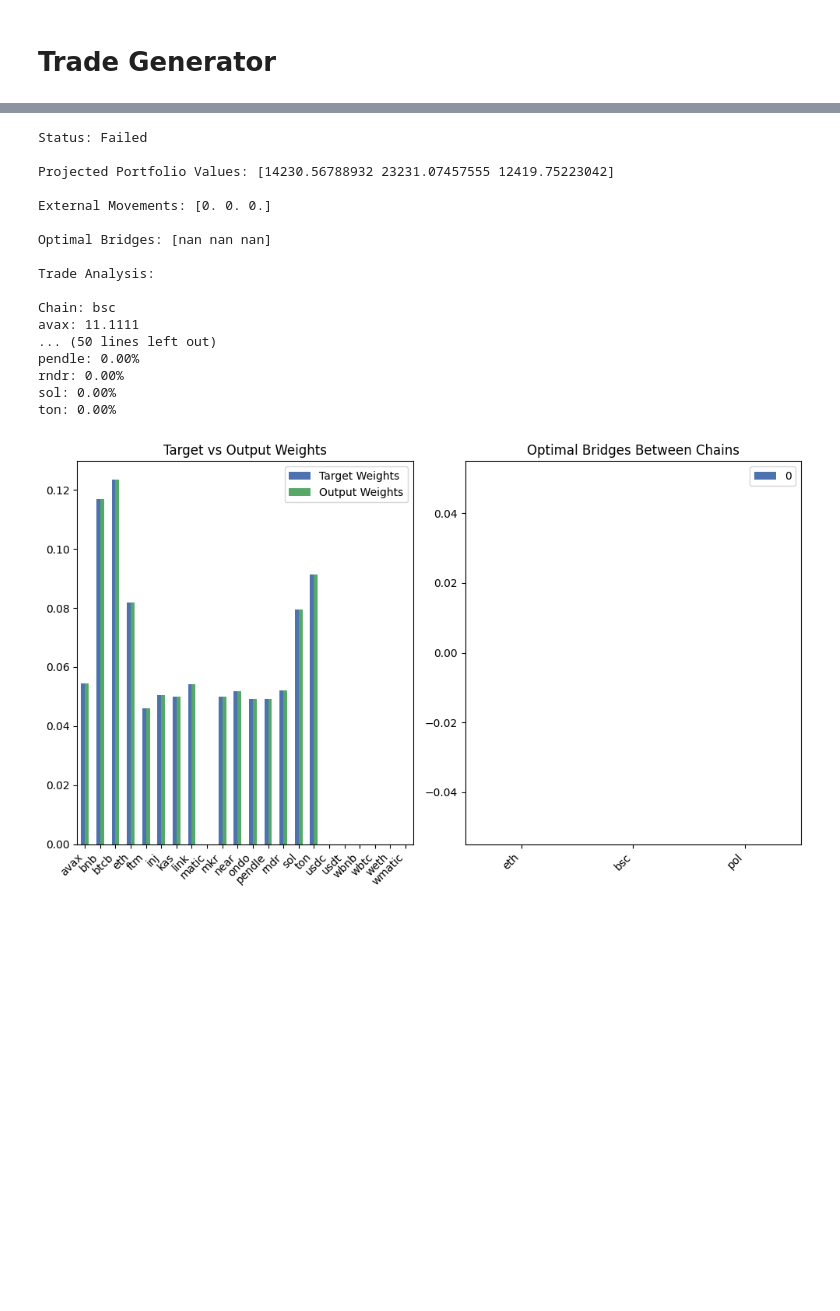
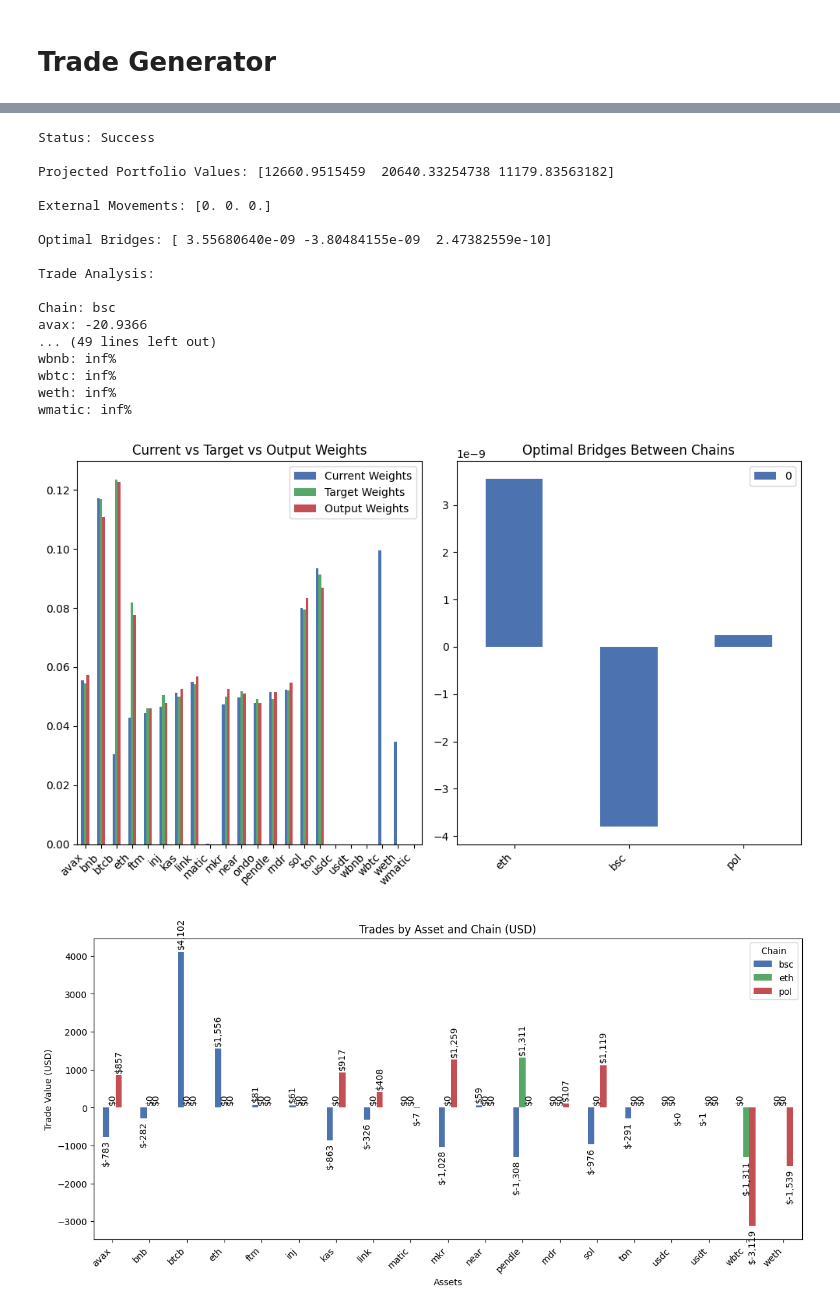
Before and after one commit to arguiot/portfolio, a Jupyter notebook: trade_generator.ipynb, the cells around one changed output, grey strips where cells are left out. Saved outputs shown, nothing was run; the diff lists cells and outputs as text; code cells hidden in the pictures; blank space fills up the shorter version.

Commit message:
cross chain trade gen

```diff
--- a/trade_generator.ipynb
+++ b/trade_generator.ipynb
@@ -12,7 +12,7 @@ import seaborn as sns
 
 def read_debug_json(strategy="alpha"):
     # Read the debug.json file
-    with open("/Users/arguiot/Downloads/response_1736188262337.json", "r") as f:
+    with open("/Users/arguiot/Downloads/response_1736458024813.json", "r") as f:
         data = json.load(f)
 
     # Get the debug data for the specified strategy
@@ -37,7 +37,8 @@ def read_debug_json(strategy="alpha"):
         "beta_in": inputs["beta_in"],
         "beta_out": inputs["beta_out"],
         "asset_list": asset_list,
-        "chain_list": chain_list
+        "chain_list": chain_list,
+        "prices": debug_data["prices"],
     }
 
     return inputs, data["generated_trades"][strategy]
@@ -109,6 +115,7 @@ fig, (ax1, ax2) = plt.subplots(1, 2, figsize=(10, 6))
 # Plot 1: Compare target weights vs output weights
 weights_df = pd.DataFrame(
     {
+        "Current Weights": np.sum(inputs["wealth_value"], axis=0) / np.sum(inputs["wealth_value"]),
         "Target Weights": inputs["target_weights"],
         "Output Weights": output_weights,
     },
@@ -116,7 +123,7 @@ weights_df = pd.DataFrame(
 )
 
 weights_df.plot(kind="bar", ax=ax1)
-ax1.set_title("Target vs Output Weights")
+ax1.set_title("Current vs Target vs Output Weights")
 ax1.set_xticklabels(ax1.get_xticklabels(), rotation=45, ha="right")
 
 # Plot 2: Optimal bridges between chains
@@ -130,41 +137,82 @@ plt.tight_layout()
 # Print detailed analysis
 print("\nStatus:", "Success" if status else "Failed")
 print("\nProjected Portfolio Values:", inputs["projected_portfolio_values"])
 print("\nExternal Movements:", inputs["external_movements"])
 print("\nOptimal Bridges:", optimal_bridges)
 
 # Compare generated trades with optimal wealth value
 print("\nTrade Analysis:")
 for chain in trades:
     print(f"\nChain: {chain}")
     for asset, details in trades[chain].items():
-        size = float(details["size"])
+        size = float(details["size"]) if details["size"] else 0
         print(f"{asset}: {size:.4f}")
 
 # Calculate and display relative deviations
 relative_dev = (
     np.abs(output_weights - inputs["target_weights"]) / inputs["target_weights"]
 )
 print("\nRelative Deviations:")
 for asset, dev in zip(inputs["asset_list"], relative_dev):
     if not np.isnan(dev):
         print(f"{asset}: {dev:.2%}")
+
+# Create visualization of trades in USD
+trades_usd = {}
+for chain in trades:
+    trades_usd[chain] = {}
+    for asset, details in trades[chain].items():
+        size = float(details["size"]) if details["size"] else 0
+        # Get price for this asset
+        asset_idx = inputs["asset_list"].index(asset)
+        price = float(inputs["prices"][asset_idx])
+        trades_usd[chain][asset] = size * price
+
+# Create a DataFrame for visualization
+trades_data = []
+for chain in trades_usd:
+    for asset, value in trades_usd[chain].items():
+        trades_data.append({
+            'Chain': chain,
+            'Asset': asset,
+            'USD Value': value
+        })
+trades_df = pd.DataFrame(trades_data)
+
+# Create a new figure for trades visualization
+plt.figure(figsize=(12, 6))
+ax3 = plt.gca()
+
+# Plot trades as a grouped bar chart
+trades_pivot = trades_df.pivot(index='Asset', columns='Chain', values='USD Value')
+trades_pivot.plot(kind='bar', ax=ax3)
+ax3.set_title('Trades by Asset and Chain (USD)')
+ax3.set_xlabel('Assets')
+ax3.set_ylabel('Trade Value (USD)')
+ax3.set_xticklabels(ax3.get_xticklabels(), rotation=45, ha='right')
+
+# Add value labels on bars
+for container in ax3.containers:
+    ax3.bar_label(container, fmt='${:,.0f}', rotation=90, padding=3)
+
+plt.tight_layout()
 # %% [output]
-Status: Failed
+Status: Success
 
-Projected Portfolio Values: [14230.56788932 23231.07457555 12419.75223042]
+Projected Portfolio Values: [12660.9515459  20640.33254738 11179.83563182]
 
 External Movements: [0. 0. 0.]
 
-Optimal Bridges: [nan nan nan]
+Optimal Bridges: [ 3.55680640e-09 -3.80484155e-09  2.47382559e-10]
 
 Trade Analysis:
 
 Chain: bsc
-avax: 11.1111
-... (50 lines left out)
-pendle: 0.00%
-rndr: 0.00%
-sol: 0.00%
-ton: 0.00%
+avax: -20.9366
+... (49 lines left out)
+wbnb: inf%
+wbtc: inf%
+weth: inf%
+wmatic: inf%
-[figure, old version]
+[figure, new version]
+[figure, added]
```
Also changed, not shown: parts of 2 cells of this notebook, 5 other files.
